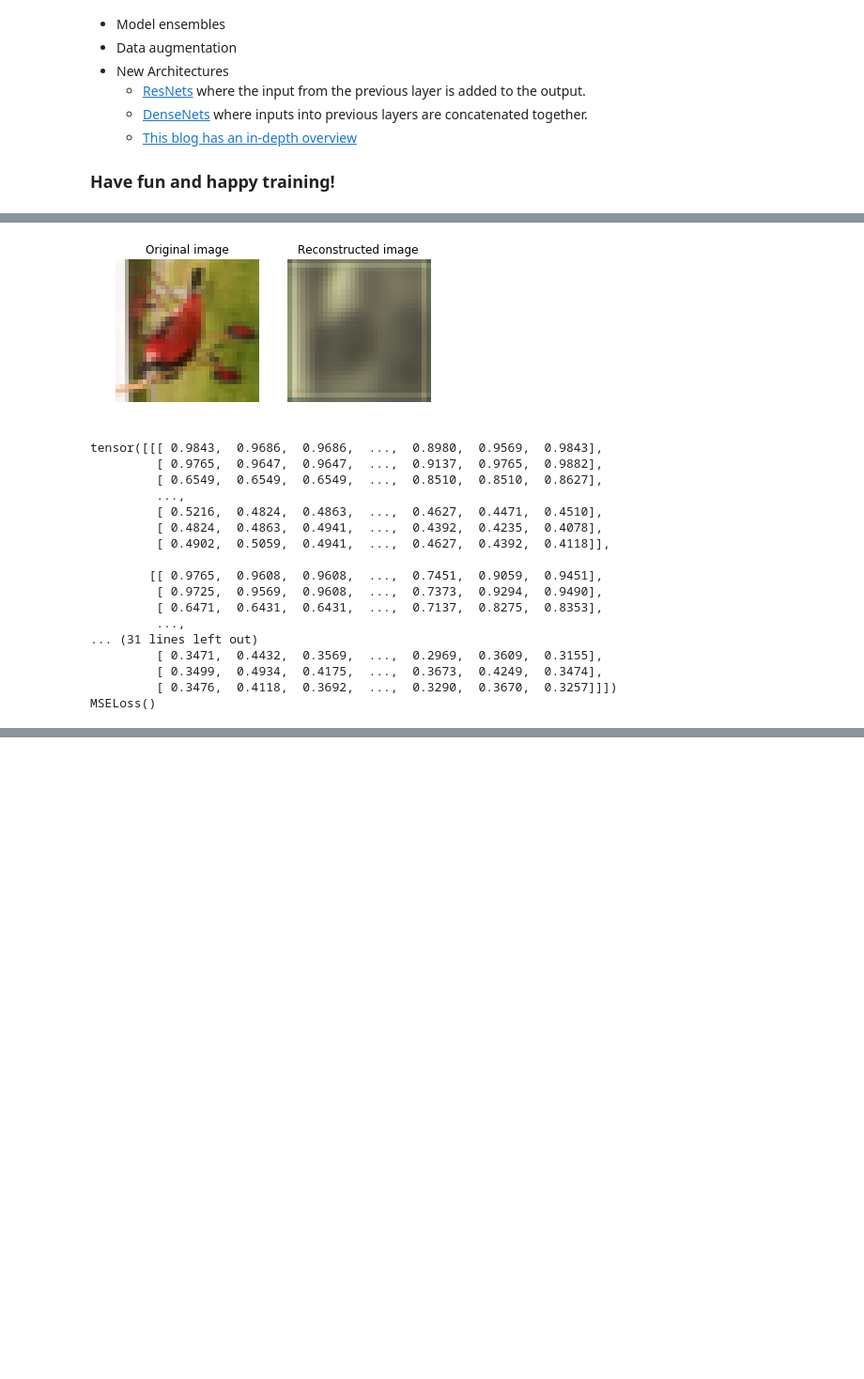
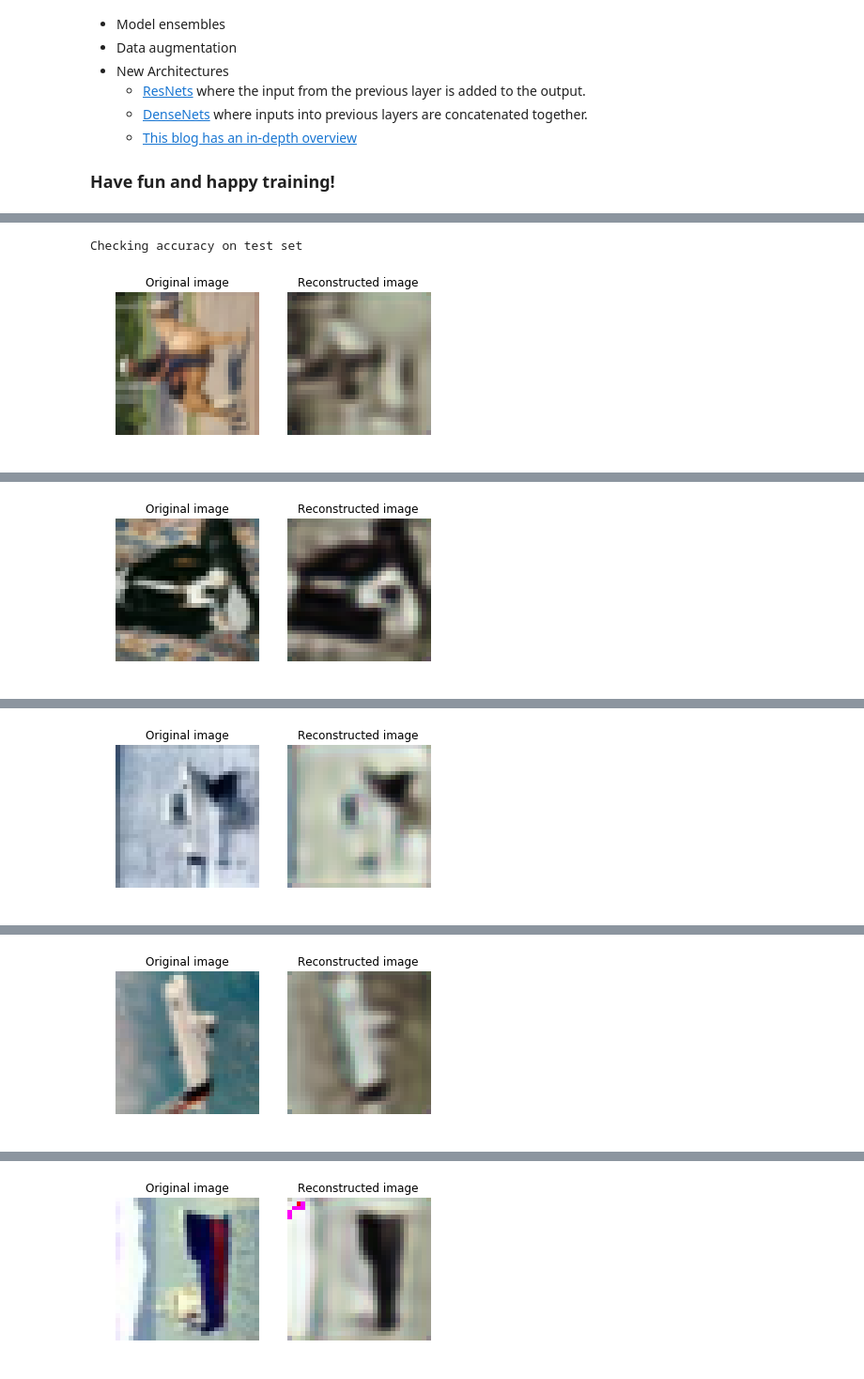
Before and after one commit to CharlieFurrer/cs231n, a Jupyter notebook: Compression.ipynb, the cells around one changed output, grey strips where cells are left out. Shown at 94% size. Drawn from its saved outputs; the diff is of its cells as text; code cells hidden in the pictures; blank space fills up the shorter version.

```diff
--- a/Compression.ipynb
+++ b/Compression.ipynb
@@ -116,16 +134,14 @@ def check_accuracy_part34(loader, model):
     with torch.no_grad():
         for x, y in loader:
             x = x.to(device=device, dtype=dtype)  # move to device, e.g. GPU
-            reconstruction = model(x)
-            loss_function = nn.MSELoss()
-            loss = loss_function(reconstruction, x)
-            #y = y.to(device=device, dtype=torch.long)
-            #scores = model(x)
-            #_, preds = scores.max(1)
-            #num_correct += (preds == y).sum()
-            #num_samples += preds.size(0)
-        #acc = float(num_correct) / num_samples
-        #print('Got %d / %d correct (%.2f)' % (num_correct, num_samples, 100 * acc))
+            y = y.to(device=device, dtype=torch.long)
+            scores = model(x)
+
+
+    i = 0
+    for image in x:
+        images[image] = scores[i]
+        i += 1
 # %% [markdown]
 ### Module API: Training Loop
 We also use a slightly different training loop. Rather than updating the values of the weights ourselves, we use an Optimizer object from the `torch.optim` package, which abstract the notion of an optimization algorithm and provides implementations of most of the algorithms commonly used to optimize neural networks.
@@ -501,50 +439,30 @@ Iteration 0, loss = 0.0229
 # %%
-#plt.subplot(len(images), 2, 1)
-#imshow_noax(original.detach().numpy().transpose(2,1,0), normalize=False)
-#plt.title('Original image')
-#plt.subplot(len(images), 3, 2)
-#plt.title('Reconstructed')
 
+
+
+check_accuracy_part34(loader_test, model)
+
+
+reconstruction = scores
 i = 0
 for original,reconstruction in images.items():
-    if i == 1:
+    if i < 11:
+        plt.figure()
+        org = original.detach().numpy().transpose(2,1,0)
         plt.subplot(1, 2, 1)
         imshow_noax(original.detach().numpy().transpose(2,1,0), normalize=False)
         plt.title('Original image')
         plt.subplot(1, 2, 2)
+        rec = reconstruction.detach().numpy().transpose(2,1,0)
         imshow_noax(reconstruction.detach().numpy().transpose(2,1,0), normalize=False)
         plt.title('Reconstructed image')
         plt.show()
         print(original)
         print(reconstruction)
-        print(nn.MSELoss(original,reconstruction))
+        print(((org - rec) ** 2).sum(axis=None))
+        i += 1
+    else:
         break
-    i += 1
-
-
-
-#for original,reconstruction in images.items():
-    #imshow_noax(original.detach().numpy().transpose(2,1,0), normalize=False)
-    #print(reconstruction)
-    #imshow_noax(reconstruction.detach().numpy().transpose(2,1,0), normalize=False)
-
-#plt.show()
 # %% [output]
+Checking accuracy on test set
-[figure, old version]
+[figure, new version]
-tensor([[[ 0.9843,  0.9686,  0.9686,  ...,  0.8980,  0.9569,  0.9843],
-         [ 0.9765,  0.9647,  0.9647,  ...,  0.9137,  0.9765,  0.9882],
-         [ 0.6549,  0.6549,  0.6549,  ...,  0.8510,  0.8510,  0.8627],
-         ...,
-         [ 0.5216,  0.4824,  0.4863,  ...,  0.4627,  0.4471,  0.4510],
-         [ 0.4824,  0.4863,  0.4941,  ...,  0.4392,  0.4235,  0.4078],
-         [ 0.4902,  0.5059,  0.4941,  ...,  0.4627,  0.4392,  0.4118]],
-
-        [[ 0.9765,  0.9608,  0.9608,  ...,  0.7451,  0.9059,  0.9451],
-         [ 0.9725,  0.9569,  0.9608,  ...,  0.7373,  0.9294,  0.9490],
-         [ 0.6471,  0.6431,  0.6431,  ...,  0.7137,  0.8275,  0.8353],
-         ...,
-... (31 lines left out)
-         [ 0.3471,  0.4432,  0.3569,  ...,  0.2969,  0.3609,  0.3155],
-         [ 0.3499,  0.4934,  0.4175,  ...,  0.3673,  0.4249,  0.3474],
-         [ 0.3476,  0.4118,  0.3692,  ...,  0.3290,  0.3670,  0.3257]]])
-MSELoss()
@@ -550,0 +486 @@ MSELoss()
+[figure, added]
@@ -550,0 +504 @@ MSELoss()
+[figure, added]
@@ -550,0 +522 @@ MSELoss()
+[figure, added]
@@ -550,0 +540 @@ MSELoss()
+[figure, added]
```
Also changed, not shown: parts of 17 cells of this notebook.
